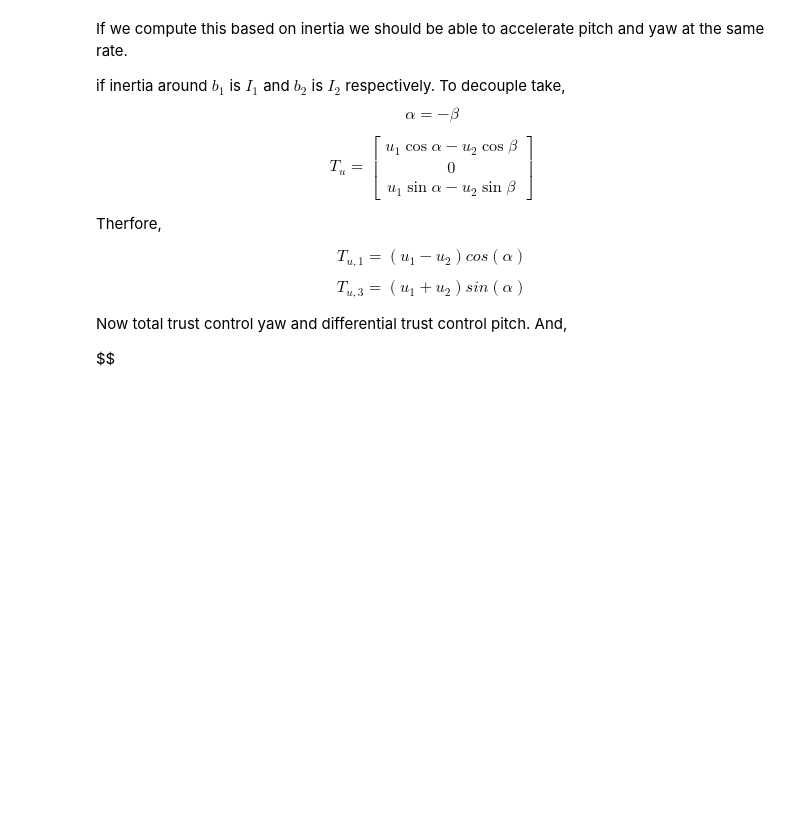
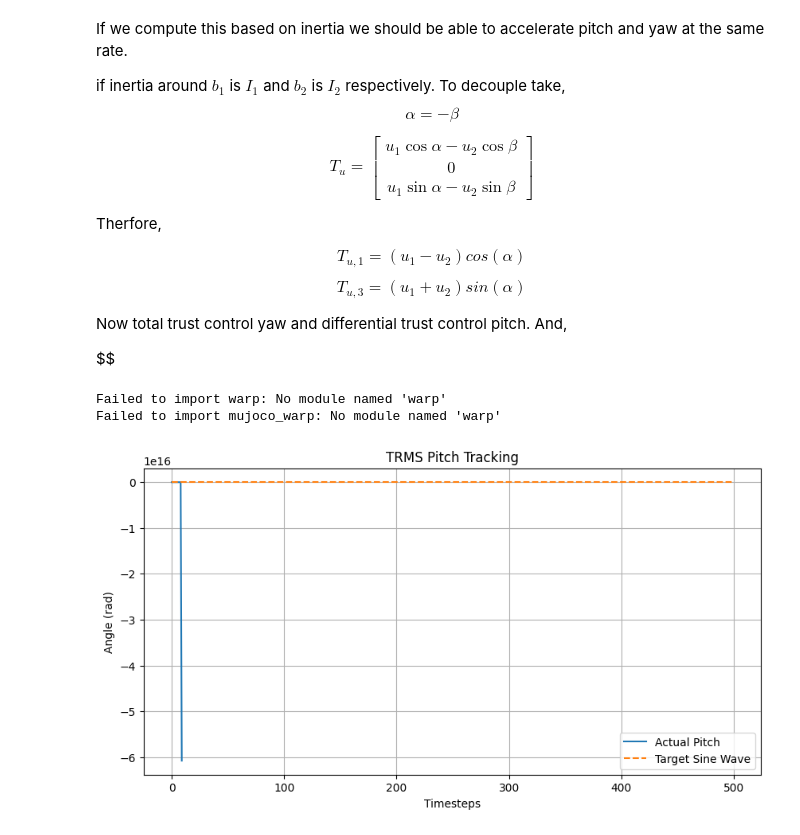
Before and after one commit to Alokathilakarathna/ME422_B3, a Jupyter notebook: RIgid Body Control/e20452.ipynb, the cells around one changed output. Drawn from its saved outputs; the diff is of its cells as text; code cells hidden in the pictures; blank space fills up the shorter version.

```diff
--- a/RIgid Body Control/e20452.ipynb
+++ b/RIgid Body Control/e20452.ipynb
@@ -497,3 +497,24 @@ Now total trust control yaw and differential trust control pitch.
 And,
 
 $$
+# %%
+
+
+#@title Colab setup and imports
+
+import jax
+from jax import numpy as jp
+from matplotlib.lines import Line2D
+from matplotlib.patches import Circle
+import matplotlib.pyplot as plt
+
+try:
+  import brax
+except (ImportError, ModuleNotFoundError):
+  from IPython.display import clear_output
+  !pip install git+https://github.com/google/brax.git@main
+  clear_output()
+  import brax
+# %% [output]
+Failed to import warp: No module named 'warp'
+Failed to import mujoco_warp: No module named 'warp'
@@ -499,0 +574,19 @@ $$
+# %%
+import jax
+import jax.numpy as jnp
+
+def pid_step(pid_state, current_val, target_val, dt, params):
+    """
+    params: (Kp, Ki, Kd)
+    pid_state: (integral_error, previous_error)
+    """
+    kp, ki, kd = params
+    integral, prev_error = pid_state
+
+    error = target_val - current_val
+    integral = integral + error * dt
+    derivative = (error - prev_error) / dt
+
+    output = kp * error + ki * integral + kd * derivative
+
+    return (integral, error), output
@@ -499,0 +627,24 @@ $$
+# %%
+# Tuning Parameters
+pid_params = {
+    'pitch': (15.0, 5.0, 2.0), # Kp, Ki, Kd
+    'yaw': (10.0, 2.0, 1.0)
+}
+
+env = TwinRotorEnv()
+history, targets = simulate_trms(env, pid_params)
+
+# Visualization
+import matplotlib.pyplot as plt
+
+plt.figure(figsize=(10, 5))
+plt.plot(history, label='Actual Pitch')
+plt.plot(targets, '--', label='Target Sine Wave')
+plt.legend()
+plt.title("TRMS Pitch Tracking")
+plt.xlabel("Timesteps")
+plt.ylabel("Angle (rad)")
+plt.grid(True)
+plt.show()
+# %% [output]
+[figure, added]
```
Also changed, not shown: parts of 5 cells of this notebook.
